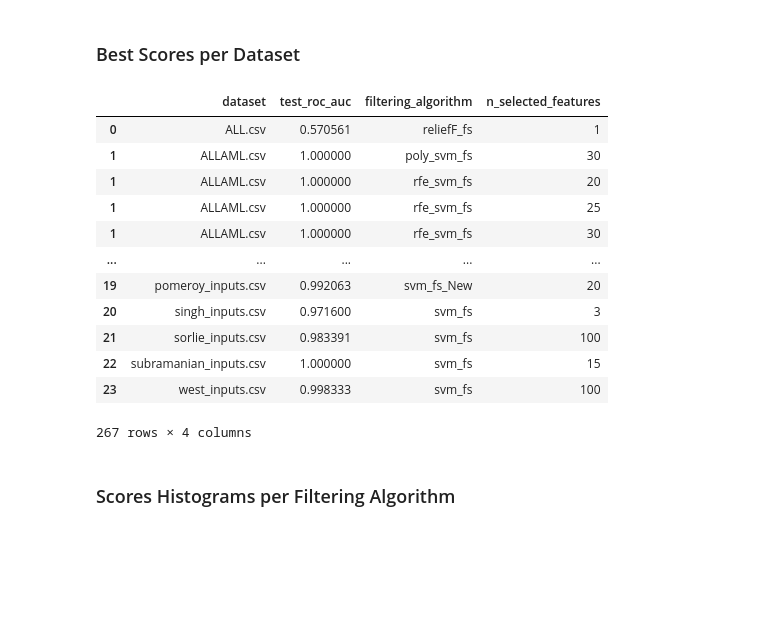
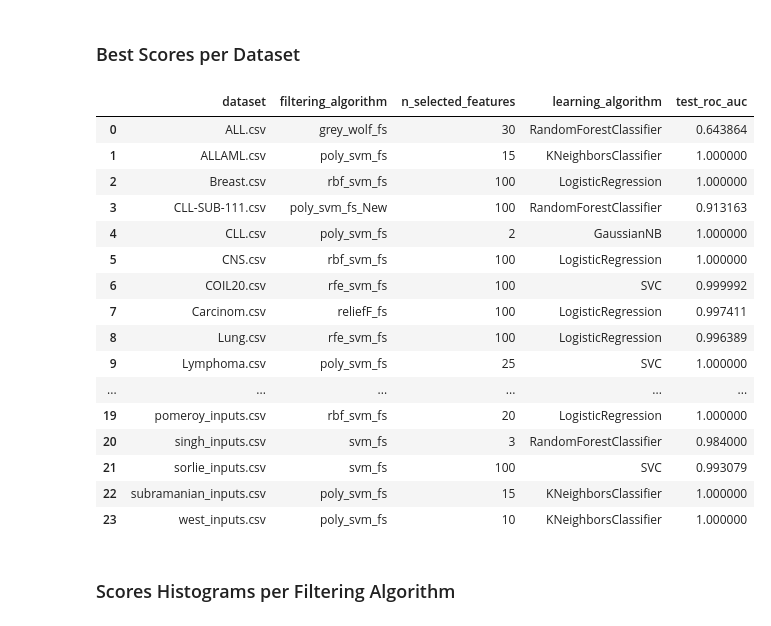
Before and after one commit to TzviLederer/feature-selection, a Jupyter notebook: analyze_results.ipynb, the cells around one changed output. Cells and saved outputs as stored; diff of their text form; code cells hidden in the pictures; blank space fills up the shorter version.

```diff
--- a/analyze_results.ipynb
+++ b/analyze_results.ipynb
@@ -33,23 +57,28 @@ df
 # %%
 metric_col = 'test_roc_auc'
 
-mean_df = df[~df['filtering_algorithm'].str.endswith('_Aug')].groupby(['dataset', 'filtering_algorithm', 'n_selected_features'])[metric_col].mean().reset_index()
+mean_df = df[~df['filtering_algorithm'].str.endswith('_Aug')].groupby(['dataset', 'filtering_algorithm', 'n_selected_features', 'learning_algorithm'])[metric_col].mean().reset_index()
 max_df = mean_df.groupby(['dataset']).max()[metric_col].reset_index().join(mean_df.set_index(['dataset', metric_col]), on=['dataset', metric_col])
+max_df = max_df.groupby(['dataset'])[['filtering_algorithm', 'n_selected_features', 'learning_algorithm', metric_col]].first().reset_index()
 max_df
 # %% [output]
-|  | dataset | test_roc_auc | filtering_algorithm | n_selected_features |
-| 0 | ALL.csv | 0.570561 | reliefF_fs | 1 |
-| 1 | ALLAML.csv | 1.000000 | poly_svm_fs | 30 |
-| 1 | ALLAML.csv | 1.000000 | rfe_svm_fs | 20 |
-| 1 | ALLAML.csv | 1.000000 | rfe_svm_fs | 25 |
-| 1 | ALLAML.csv | 1.000000 | rfe_svm_fs | 30 |
-| ... | ... | ... | ... | ... |
-| 19 | pomeroy_inputs.csv | 0.992063 | svm_fs_New | 20 |
-| 20 | singh_inputs.csv | 0.971600 | svm_fs | 3 |
-| 21 | sorlie_inputs.csv | 0.983391 | svm_fs | 100 |
-| 22 | subramanian_inputs.csv | 1.000000 | svm_fs | 15 |
-| 23 | west_inputs.csv | 0.998333 | svm_fs | 100 |
+|  | dataset | filtering_algorithm | n_selected_features | learning_algorithm | test_roc_auc |
+| 0 | ALL.csv | grey_wolf_fs | 30 | RandomForestClassifier | 0.643864 |
+| 1 | ALLAML.csv | poly_svm_fs | 15 | KNeighborsClassifier | 1.000000 |
+| 2 | Breast.csv | rbf_svm_fs | 100 | LogisticRegression | 1.000000 |
+| 3 | CLL-SUB-111.csv | poly_svm_fs_New | 100 | RandomForestClassifier | 0.913163 |
+| 4 | CLL.csv | poly_svm_fs | 2 | GaussianNB | 1.000000 |
+| 5 | CNS.csv | rbf_svm_fs | 100 | LogisticRegression | 1.000000 |
+| 6 | COIL20.csv | rfe_svm_fs | 100 | SVC | 0.999992 |
+| 7 | Carcinom.csv | reliefF_fs | 100 | LogisticRegression | 0.997411 |
+| 8 | Lung.csv | rfe_svm_fs | 100 | LogisticRegression | 0.996389 |
+| 9 | Lymphoma.csv | poly_svm_fs | 25 | SVC | 1.000000 |
+| ... | ... | ... | ... | ... | ... |
+| 19 | pomeroy_inputs.csv | rbf_svm_fs | 20 | LogisticRegression | 1.000000 |
+| 20 | singh_inputs.csv | svm_fs | 3 | RandomForestClassifier | 0.984000 |
+| 21 | sorlie_inputs.csv | svm_fs | 100 | SVC | 0.993079 |
+| 22 | subramanian_inputs.csv | poly_svm_fs | 15 | KNeighborsClassifier | 1.000000 |
+| 23 | west_inputs.csv | poly_svm_fs | 10 | KNeighborsClassifier | 1.000000 |
-267 rows × 4 columns
 # %% [markdown]
 ### Scores Histograms per Filtering Algorithm
 # %%
```
Also changed, not shown: parts of 6 cells of this notebook.
